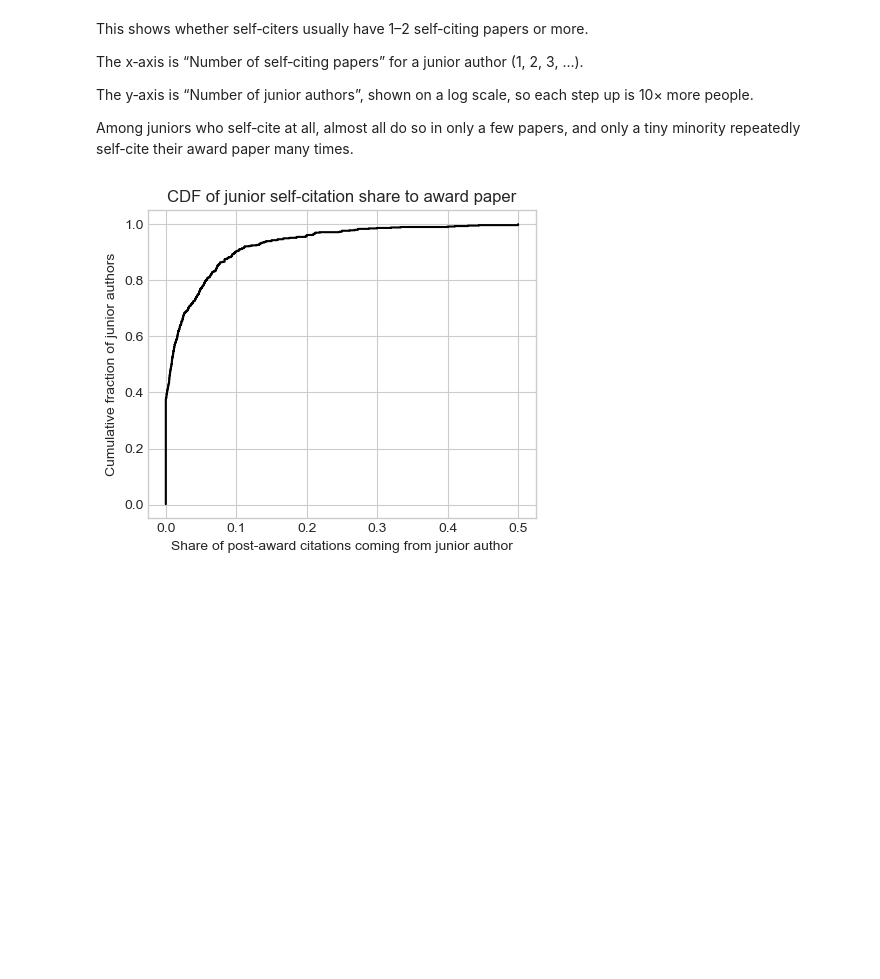
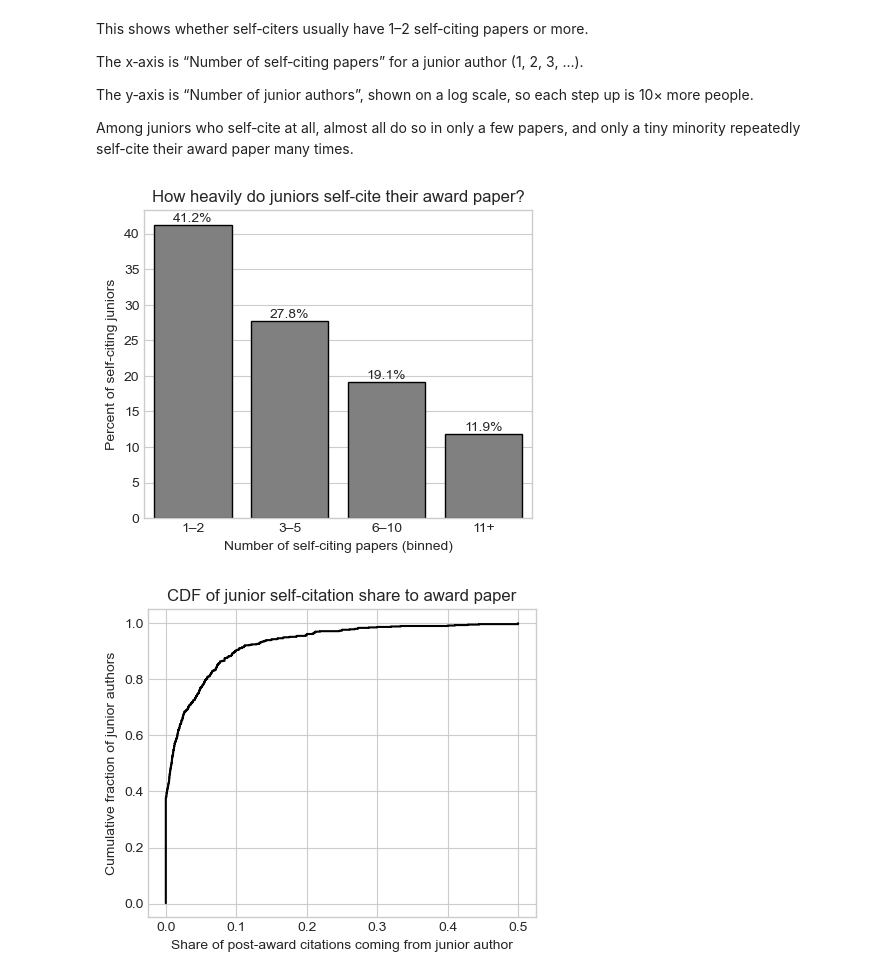
Before and after one commit to AppleShay/thesis-best-paper-trajectories, a Jupyter notebook: notebooks/32_junior_self_cites_analysis.ipynb, the cells around one changed output. Saved outputs shown, nothing was run; the diff lists cells and outputs as text; code cells hidden in the pictures; blank space fills up the shorter version.

```diff
--- a/notebooks/32_junior_self_cites_analysis.ipynb
+++ b/notebooks/32_junior_self_cites_analysis.ipynb
@@ -113,6 +113,34 @@ The x‑axis is “Number of self‑citing papers” for a junior author (1, 2,
 The y‑axis is “Number of junior authors”, shown on a log scale, so each step up is 10× more people.
 
 Among juniors who self‑cite at all, almost all do so in only a few papers, and only a tiny minority repeatedly self‑cite their award paper many times.
+# %%
+# Categorical bins for number of self-citing papers
+bins = [1, 3, 6, 11, df_self['n_citing_papers_with_junior_author_post_award'].max() + 1]
+labels = ['1–2', '3–5', '6–10', '11+']
+
+df_self['selfcite_bin'] = pd.cut(
+    df_self['n_citing_papers_with_junior_author_post_award'],
+    bins=bins, labels=labels, right=False
+)
+
+bin_counts = df_self['selfcite_bin'].value_counts().sort_index()
+bin_perc = (bin_counts / bin_counts.sum()) * 100
+
+fig, ax = plt.subplots(figsize=(5, 4))
+sns.barplot(x=bin_perc.index, y=bin_perc.values,
+            color='0.5', edgecolor='black', ax=ax)
+ax.set_ylabel('Percent of self-citing juniors')
+ax.set_xlabel('Number of self-citing papers (binned)')
+ax.set_title('How heavily do juniors self-cite their award paper?')
+
+for i, v in enumerate(bin_perc.values):
+    ax.text(i, v, f'{v:.1f}%', ha='center', va='bottom')
+
+fig.savefig(FIG_DIR / '32_selfcite_count_binned_shares.png',
+            dpi=300, bbox_inches='tight')
+plt.show()
+# %% [output]
+[figure, added]
 # %%
 # CDF of self-citation share
 import numpy as np
```
Also changed, not shown: parts of 1 cell of this notebook, 2 other files.
